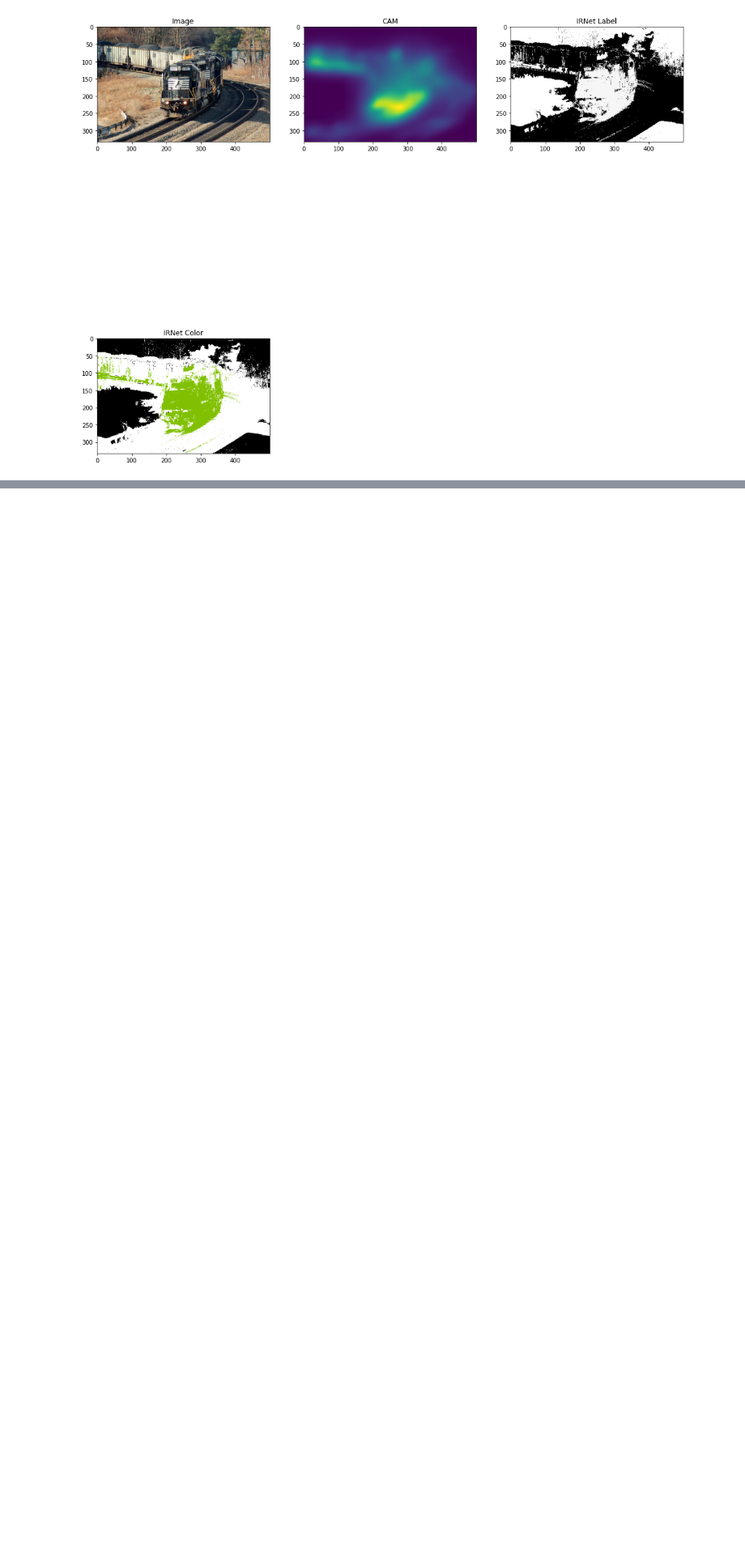
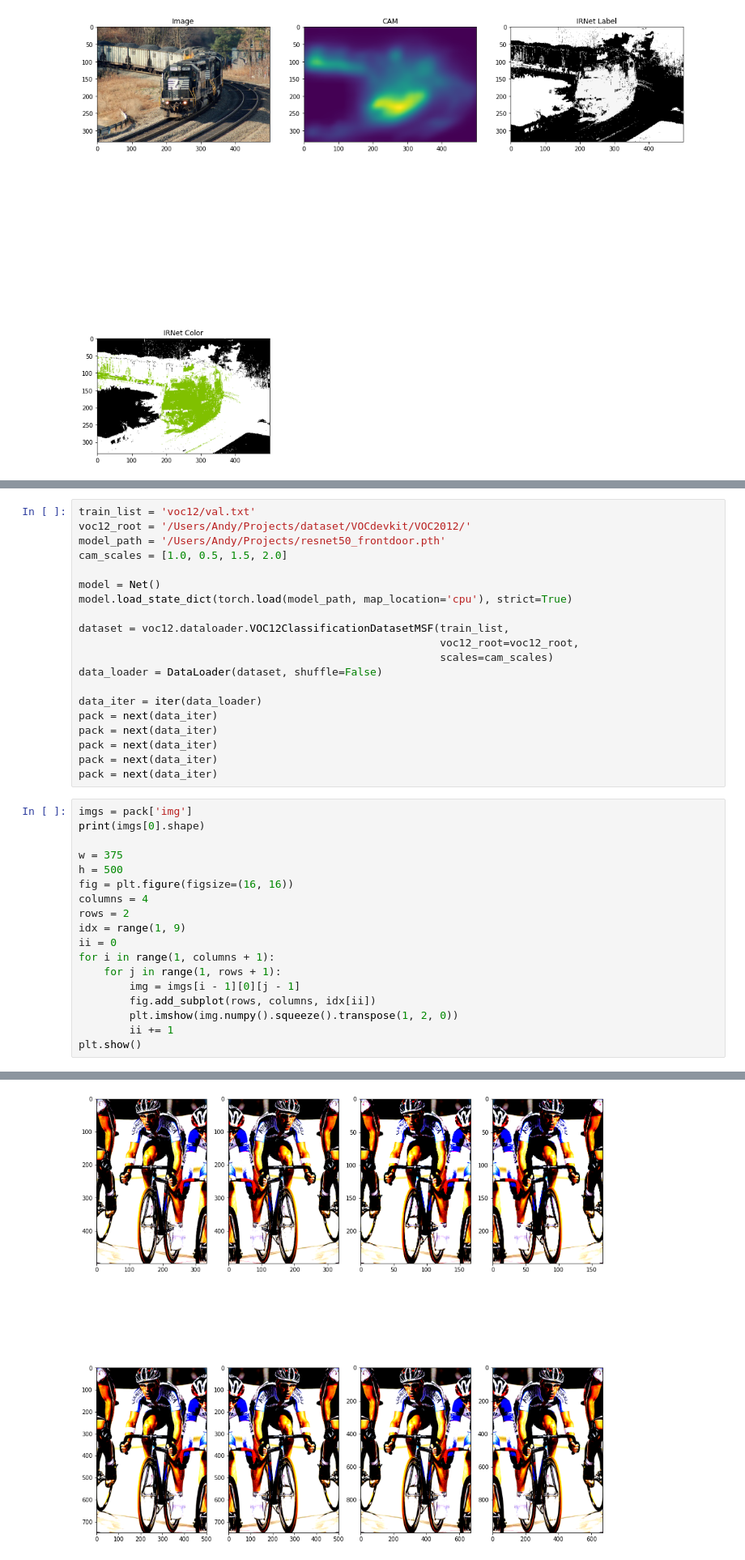
Before and after one commit to yiping-wang/c2am, a Jupyter notebook: IRNetDebug.ipynb, the cells around one changed output, grey strips where cells are left out. Shown at 81% size. Drawn from its saved outputs; the diff is of its cells as text; blank space fills up the shorter version.

```diff
--- a/IRNetDebug.ipynb
+++ b/IRNetDebug.ipynb
@@ -99,0 +128,39 @@ ax4.imshow(colorize_mask(conf))
+# %%
+train_list = 'voc12/val.txt'
+voc12_root = '/Users/Andy/Projects/dataset/VOCdevkit/VOC2012/'
+model_path = '/Users/Andy/Projects/resnet50_frontdoor.pth'
+cam_scales = [1.0, 0.5, 1.5, 2.0]
+
+model = Net()
+model.load_state_dict(torch.load(model_path, map_location='cpu'), strict=True)
+
+dataset = voc12.dataloader.VOC12ClassificationDatasetMSF(train_list,
+                                                         voc12_root=voc12_root,
+                                                         scales=cam_scales)
+data_loader = DataLoader(dataset, shuffle=False)
+
+data_iter = iter(data_loader)
+pack = next(data_iter)
+pack = next(data_iter)
+pack = next(data_iter)
+pack = next(data_iter)
+pack = next(data_iter)
+# %%
+imgs = pack['img']
+print(imgs[0].shape)
+
+w = 375
+h = 500
+fig = plt.figure(figsize=(16, 16))
+columns = 4
+rows = 2
+idx = range(1, 9)
+ii = 0
+for i in range(1, columns + 1):
+    for j in range(1, rows + 1):
+        img = imgs[i - 1][0][j - 1]
+        fig.add_subplot(rows, columns, idx[ii])
+        plt.imshow(img.numpy().squeeze().transpose(1, 2, 0))
+        ii += 1
+plt.show()
+# %% [output]
@@ -99,0 +176 @@ ax4.imshow(colorize_mask(conf))
+[figure, added]
```
Also changed, not shown: parts of 9 cells of this notebook, 2 other files.
